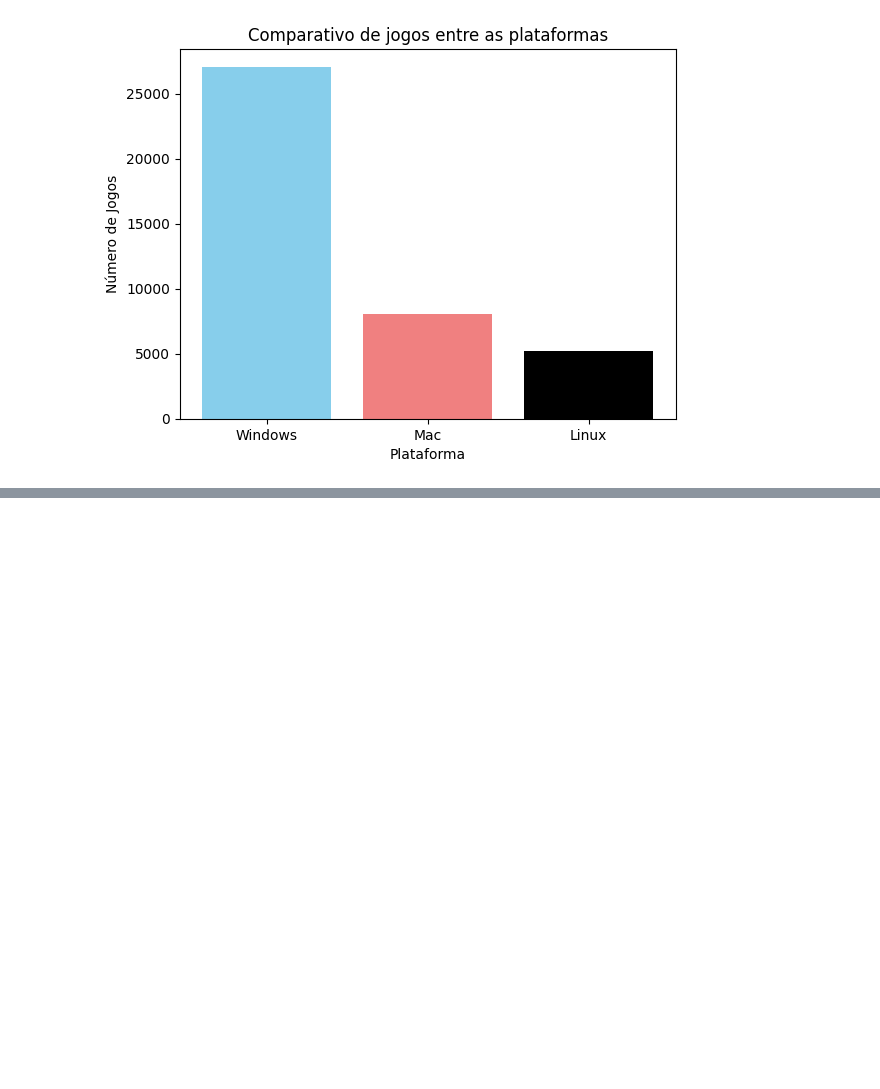
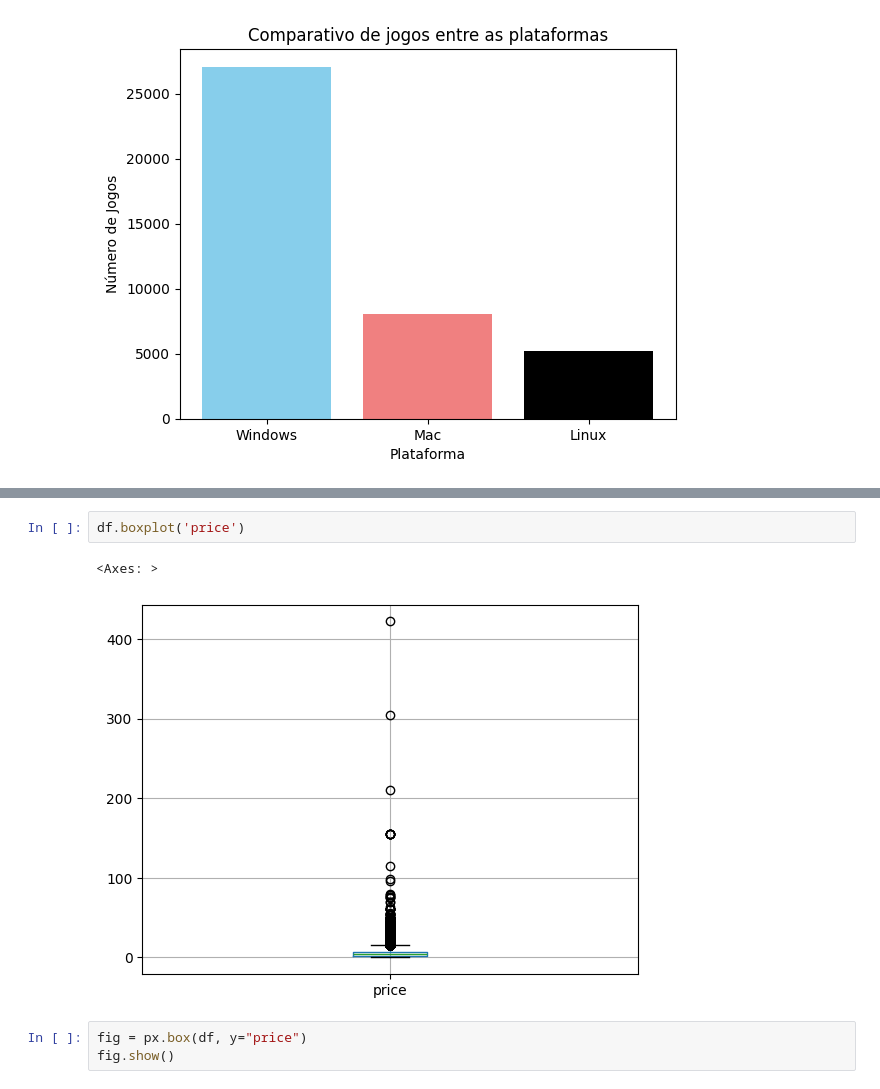
Before and after one commit to mauriciobenjamin700/Projeto_04_ADA, a Jupyter notebook: notebook_projeto.ipynb, the cells around one changed output, grey strips where cells are left out. Saved outputs shown, nothing was run; the diff lists cells and outputs as text; blank space fills up the shorter version.

Commit message:
boxplot price

```diff
--- a/notebook_projeto.ipynb
+++ b/notebook_projeto.ipynb
@@ -453,0 +474,8 @@ plt.show()
+# %%
+df.boxplot('price')
+# %% [output]
+<Axes: >
+[figure, added]
+# %%
+fig = px.box(df, y="price")
+fig.show()
```
Also changed, not shown: parts of 10 cells of this notebook.
